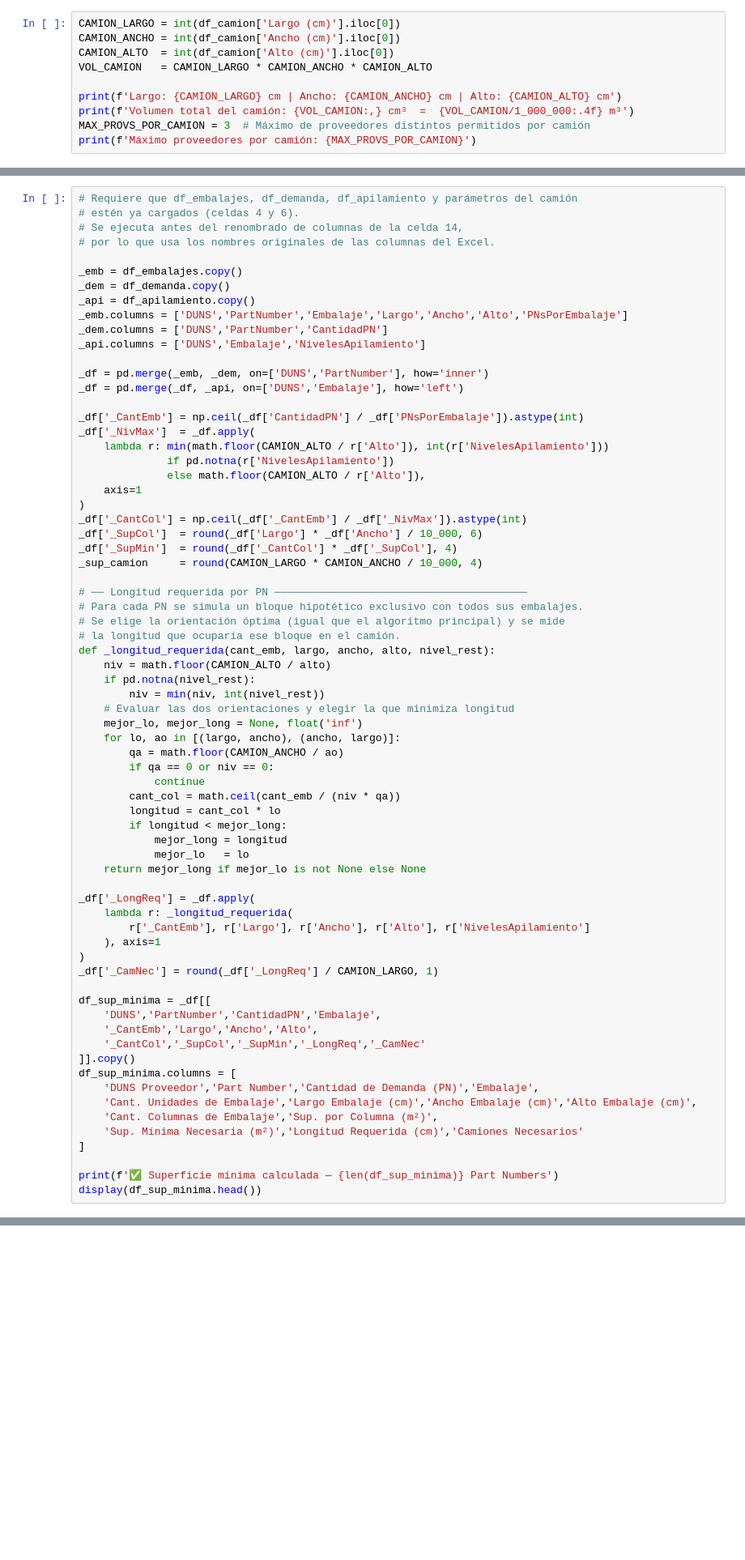
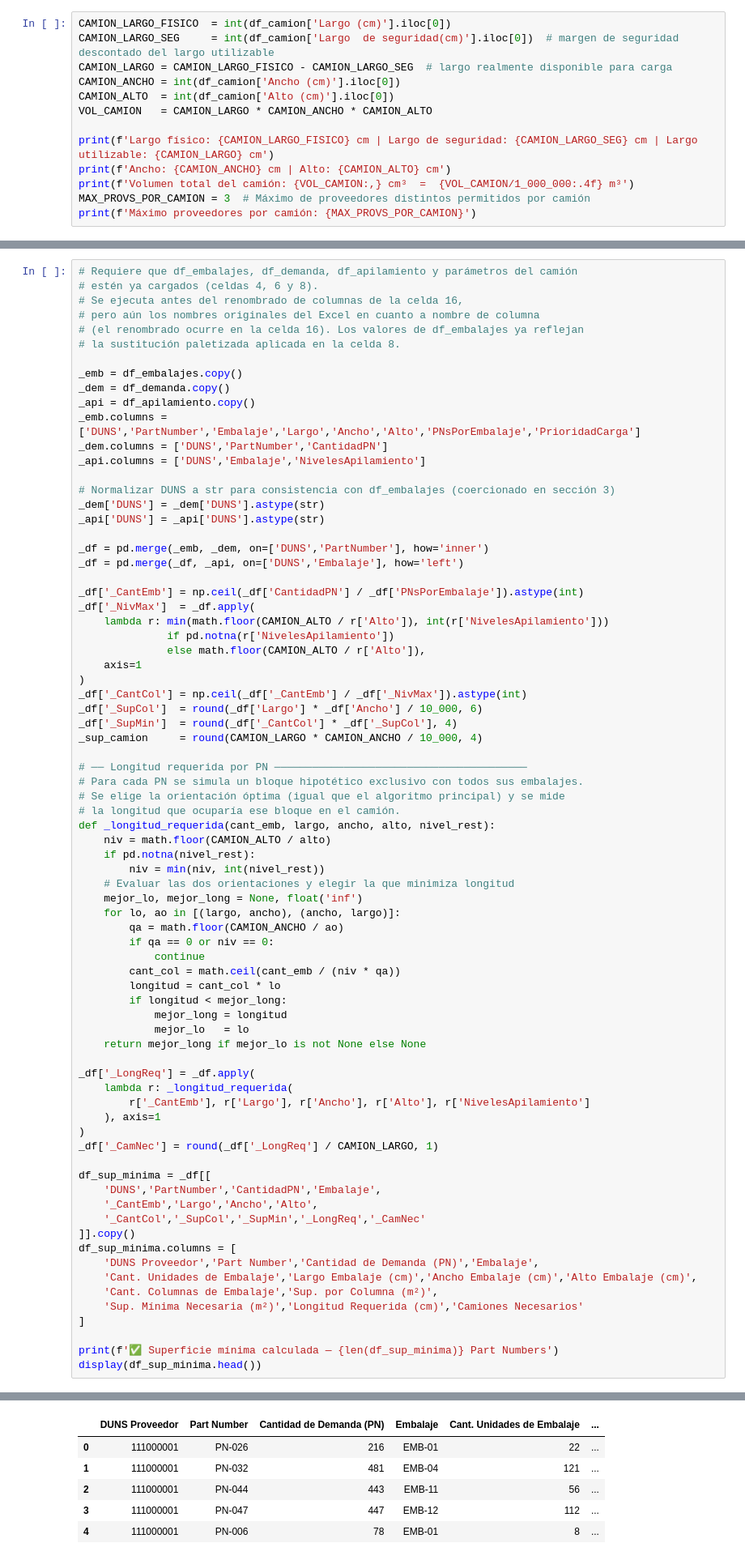
Before and after one commit to fer-vasco/Optimizaci-n-de-cargas, a Jupyter notebook: optimizacion_carga_camiones_v_productiva.ipynb, the cells around one changed output, grey strips where cells are left out. Shown at 81% size. Drawn from its saved outputs; the diff is of its cells as text; blank space fills up the shorter version.

```diff
--- a/optimizacion_carga_camiones_v_productiva.ipynb
+++ b/optimizacion_carga_camiones_v_productiva.ipynb
@@ -103,10 +269,13 @@ Lee las dimensiones internas del camión desde `tabla_camion.xlsx` y las almacen
 # %%
-CAMION_LARGO = int(df_camion['Largo (cm)'].iloc[0])
+CAMION_LARGO_FISICO  = int(df_camion['Largo (cm)'].iloc[0])
+CAMION_LARGO_SEG     = int(df_camion['Largo  de seguridad(cm)'].iloc[0])  # margen de seguridad descontado del largo utilizable
+CAMION_LARGO = CAMION_LARGO_FISICO - CAMION_LARGO_SEG  # largo realmente disponible para carga
 CAMION_ANCHO = int(df_camion['Ancho (cm)'].iloc[0])
 CAMION_ALTO  = int(df_camion['Alto (cm)'].iloc[0])
 VOL_CAMION   = CAMION_LARGO * CAMION_ANCHO * CAMION_ALTO
 
-print(f'Largo: {CAMION_LARGO} cm | Ancho: {CAMION_ANCHO} cm | Alto: {CAMION_ALTO} cm')
+print(f'Largo físico: {CAMION_LARGO_FISICO} cm | Largo de seguridad: {CAMION_LARGO_SEG} cm | Largo utilizable: {CAMION_LARGO} cm')
+print(f'Ancho: {CAMION_ANCHO} cm | Alto: {CAMION_ALTO} cm')
 print(f'Volumen total del camión: {VOL_CAMION:,} cm³  =  {VOL_CAMION/1_000_000:.4f} m³')
 MAX_PROVS_POR_CAMION = 3  # Máximo de proveedores distintos permitidos por camión
 print(f'Máximo proveedores por camión: {MAX_PROVS_POR_CAMION}')
@@ -123,16 +296,22 @@ Calcula la superficie mínima de piso de camión necesaria para cargar la demand
 El resultado se exporta como **Hoja 4** del archivo de salida.
 # %%
 # Requiere que df_embalajes, df_demanda, df_apilamiento y parámetros del camión
-# estén ya cargados (celdas 4 y 6).
-# Se ejecuta antes del renombrado de columnas de la celda 14,
-# por lo que usa los nombres originales de las columnas del Excel.
+# estén ya cargados (celdas 4, 6 y 8).
+# Se ejecuta antes del renombrado de columnas de la celda 16,
+# pero aún los nombres originales del Excel en cuanto a nombre de columna
+# (el renombrado ocurre en la celda 16). Los valores de df_embalajes ya reflejan
+# la sustitución paletizada aplicada en la celda 8.
 
 _emb = df_embalajes.copy()
 _dem = df_demanda.copy()
 _api = df_apilamiento.copy()
-_emb.columns = ['DUNS','PartNumber','Embalaje','Largo','Ancho','Alto','PNsPorEmbalaje']
+_emb.columns = ['DUNS','PartNumber','Embalaje','Largo','Ancho','Alto','PNsPorEmbalaje','PrioridadCarga']
 _dem.columns = ['DUNS','PartNumber','CantidadPN']
 _api.columns = ['DUNS','Embalaje','NivelesApilamiento']
+
+# Normalizar DUNS a str para consistencia con df_embalajes (coercionado en sección 3)
+_dem['DUNS'] = _dem['DUNS'].astype(str)
+_api['DUNS'] = _api['DUNS'].astype(str)
 
 _df = pd.merge(_emb, _dem, on=['DUNS','PartNumber'], how='inner')
 _df = pd.merge(_df, _api, on=['DUNS','Embalaje'], how='left')
@@ -191,3 +370,4 @@ df_sup_minima.columns = [
 
 print(f'✅ Superficie mínima calculada — {len(df_sup_minima)} Part Numbers')
 display(df_sup_minima.head())
+# %% [output]
@@ -194 +375,7 @@ display(df_sup_minima.head())
+|  | DUNS Proveedor | Part Number | Cantidad de Demanda (PN) | Embalaje | Cant. Unidades de Embalaje | ... |
+| 0 | 111000001 | PN-026 | 216 | EMB-01 | 22 | ... |
+| 1 | 111000001 | PN-032 | 481 | EMB-04 | 121 | ... |
+| 2 | 111000001 | PN-044 | 443 | EMB-11 | 56 | ... |
+| 3 | 111000001 | PN-047 | 447 | EMB-12 | 112 | ... |
+| 4 | 111000001 | PN-006 | 78 | EMB-01 | 8 | ... |
 # %% [markdown]
```
Also changed, not shown: parts of 53 cells of this notebook, 7 other files.
